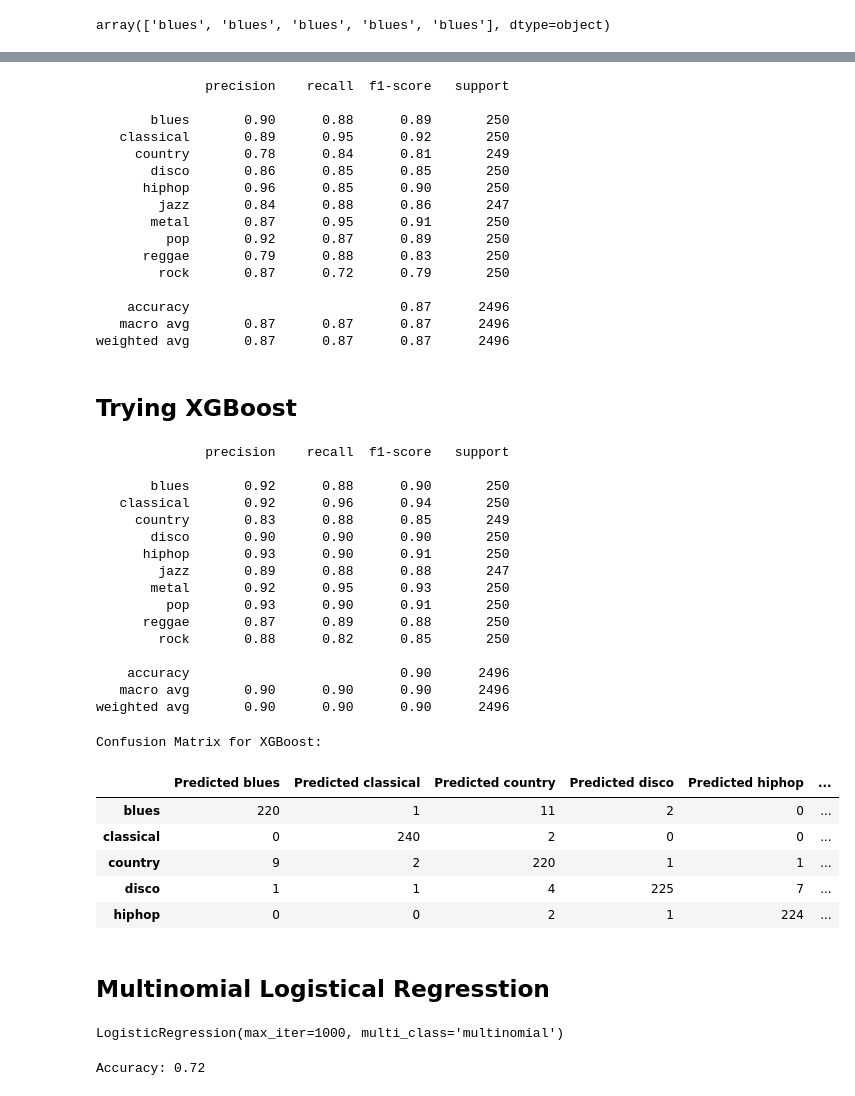
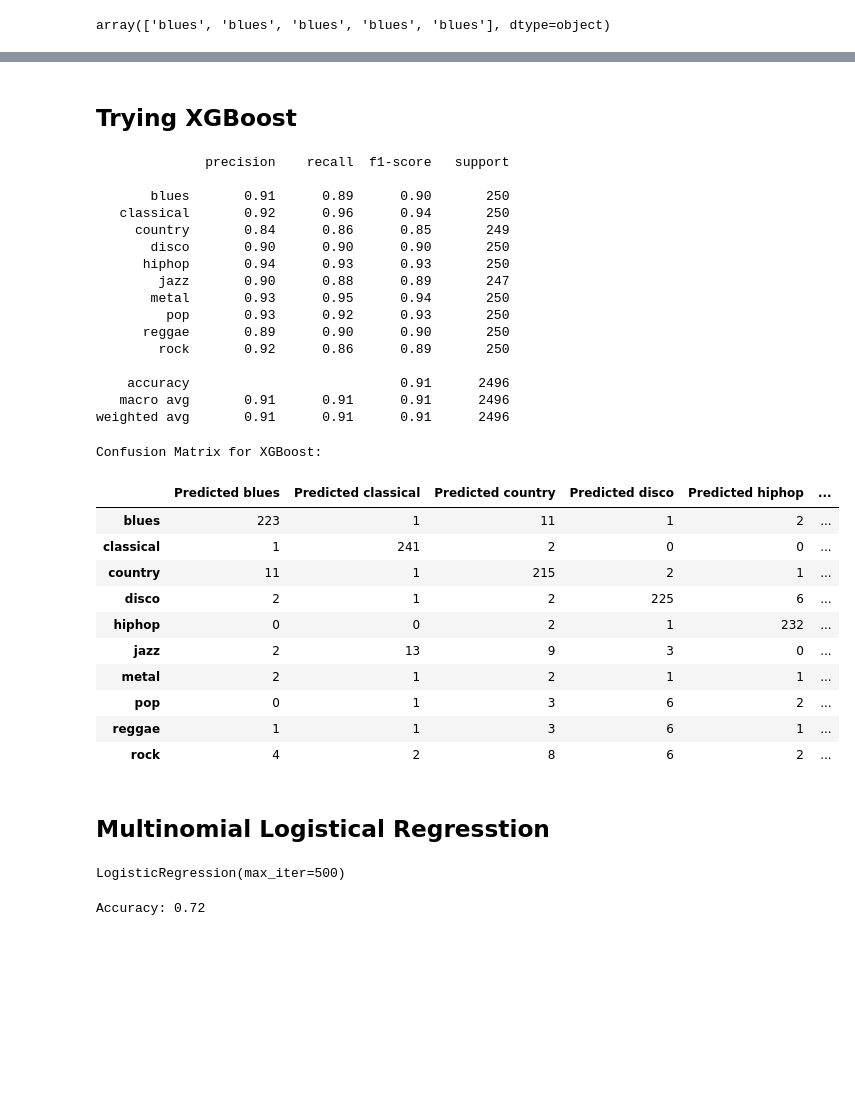
Before and after one commit to mascee/Music_Project, a Jupyter notebook: ML_Olga.ipynb, the cells around one changed output, grey strips where cells are left out. Cells and saved outputs as stored; diff of their text form; code cells hidden in the pictures; blank space fills up the shorter version.

Commit message:
Edited some algorithms in my program, added comments, added one more test

```diff
--- a/ML_Olga.ipynb
+++ b/ML_Olga.ipynb
@@ -127,23 +140,6 @@ Confusion Matrix for Random Forest:
-# %%
-#Evaluate the model
-print(classification_report(y_test, predictions))
-# %% [output]
-              precision    recall  f1-score   support
-
-       blues       0.90      0.88      0.89       250
-   classical       0.89      0.95      0.92       250
-     country       0.78      0.84      0.81       249
-       disco       0.86      0.85      0.85       250
-      hiphop       0.96      0.85      0.90       250
-        jazz       0.84      0.88      0.86       247
-       metal       0.87      0.95      0.91       250
-         pop       0.92      0.87      0.89       250
-      reggae       0.79      0.88      0.83       250
-        rock       0.87      0.72      0.79       250
-
-    accuracy                           0.87      2496
-   macro avg       0.87      0.87      0.87      2496
-weighted avg       0.87      0.87      0.87      2496
 # %% [markdown]
 ## Trying XGBoost
+# %%
+# Splitting into Train and Test sets
+X_train, X_test, y_train, y_test = train_test_split(X, y, random_state=42, stratify=y)
 # %%
@@ -156,14 +151,7 @@ y_train_encoded = label_encoder.fit_transform(y_train)
 y_test_encoded = label_encoder.transform(y_test)
 # %%
 # Train the XGBoost model
-XGB_model = XGBClassifier(
-    n_estimators=300,
-    learning_rate=0.1,
-    max_depth=6,
-    subsample=0.8,
-    colsample_bytree=0.8,
-    random_state=42
-)
+XGB_model = XGBClassifier(n_estimators=1000, random_state=42)
 XGB_model.fit(X_train, y_train_encoded)
 
 # Make predictions
@@ -177,40 +165,45 @@ print(classification_report(y_test, predict_decoded))
 # %% [output]
               precision    recall  f1-score   support
 
-       blues       0.92      0.88      0.90       250
+       blues       0.91      0.89      0.90       250
    classical       0.92      0.96      0.94       250
-     country       0.83      0.88      0.85       249
+     country       0.84      0.86      0.85       249
        disco       0.90      0.90      0.90       250
-      hiphop       0.93      0.90      0.91       250
-        jazz       0.89      0.88      0.88       247
-       metal       0.92      0.95      0.93       250
-         pop       0.93      0.90      0.91       250
-      reggae       0.87      0.89      0.88       250
-        rock       0.88      0.82      0.85       250
+      hiphop       0.94      0.93      0.93       250
+        jazz       0.90      0.88      0.89       247
+       metal       0.93      0.95      0.94       250
+         pop       0.93      0.92      0.93       250
+      reggae       0.89      0.90      0.90       250
+        rock       0.92      0.86      0.89       250
 
-    accuracy                           0.90      2496
-   macro avg       0.90      0.90      0.90      2496
-weighted avg       0.90      0.90      0.90      2496
+    accuracy                           0.91      2496
+   macro avg       0.91      0.91      0.91      2496
+weighted avg       0.91      0.91      0.91      2496
 # %%
 # Calculate confusion matrix
 cm = confusion_matrix(y_test, predict_decoded)
 
 # Use unique class labels for the confusion matrix
 class_labels = sorted(set(y_test))
 cm_df = pd.DataFrame(cm, index=[f"{label}" for label in class_labels],
                          columns=[f"Predicted {label}" for label in class_labels])
 
 # Confusion matrix
 print("Confusion Matrix for XGBoost:")
-cm_df.head()
+cm_df.head(11)
 # %% [output]
 Confusion Matrix for XGBoost:
 |  | Predicted blues | Predicted classical | Predicted country | Predicted disco | Predicted hiphop | ... |
-| blues | 220 | 1 | 11 | 2 | 0 | ... |
-| classical | 0 | 240 | 2 | 0 | 0 | ... |
-| country | 9 | 2 | 220 | 1 | 1 | ... |
-| disco | 1 | 1 | 4 | 225 | 7 | ... |
-| hiphop | 0 | 0 | 2 | 1 | 224 | ... |
+| blues | 223 | 1 | 11 | 1 | 2 | ... |
+| classical | 1 | 241 | 2 | 0 | 0 | ... |
+| country | 11 | 1 | 215 | 2 | 1 | ... |
+| disco | 2 | 1 | 2 | 225 | 6 | ... |
+| hiphop | 0 | 0 | 2 | 1 | 232 | ... |
+| jazz | 2 | 13 | 9 | 3 | 0 | ... |
+| metal | 2 | 1 | 2 | 1 | 1 | ... |
+| pop | 0 | 1 | 3 | 6 | 2 | ... |
+| reggae | 1 | 1 | 3 | 6 | 1 | ... |
+| rock | 4 | 2 | 8 | 6 | 2 | ... |
 # %% [markdown]
 ## Multinomial Logistical Regresstion
 # %%
@@ -226,12 +219,12 @@ scaler = StandardScaler()
 X_train_scaled = scaler.fit_transform(X_train)
 X_test_scaled = scaler.transform(X_test)
 # %%
-#Using multinomial logistical regression
-log_reg_model = LogisticRegression(multi_class='multinomial', solver='lbfgs', max_iter=1000)
+#Using logistical regression
+log_reg_model = LogisticRegression(solver='lbfgs', max_iter=500)
 
 log_reg_model.fit(X_train_scaled, y_train)
 # %% [output]
-LogisticRegression(max_iter=1000, multi_class='multinomial')
+LogisticRegression(max_iter=500)
 # %%
 #Predict on test data
 prediction = log_reg_model.predict(X_test_scaled)
```
Also changed, not shown: parts of 19 cells of this notebook, 4 other files.
